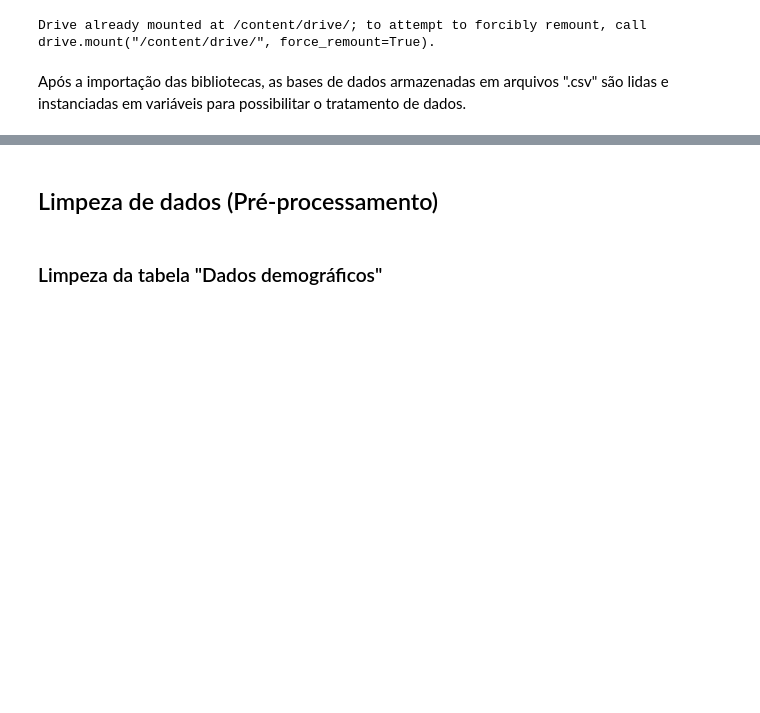
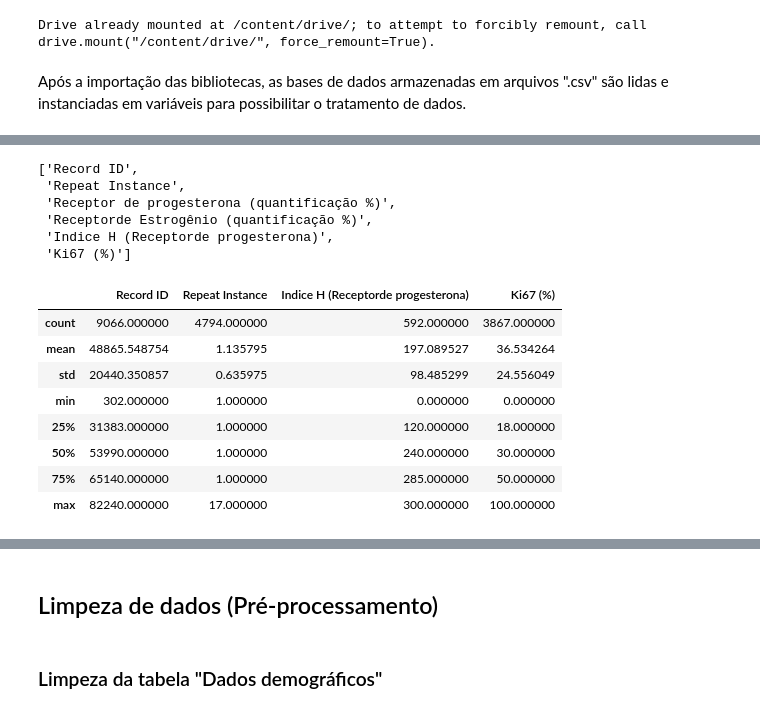
Before and after one commit to 2023M3T5-Inteli/grupo1, a Jupyter notebook: notebooks/T5_G1_VNightly_Predictive_Model_Development.ipynb, the cells around one changed output, grey strips where cells are left out. Drawn from its saved outputs; the diff is of its cells as text; code cells hidden in the pictures; blank space fills up the shorter version.

```diff
--- a/notebooks/T5_G1_VNightly_Predictive_Model_Development.ipynb
+++ b/notebooks/T5_G1_VNightly_Predictive_Model_Development.ipynb
@@ -34,0 +292,7 @@ df_registro_tumo = pd.read_csv('/content/drive/MyDrive/2023-1A-T05/GRUPOS/Grupo
+# %%
+histopatologia_categoricos = list(df_histopatologia.drop([
+  'Receptor de progesterona (quantificação %)',
+  'Receptorde Estrogênio (quantificação %)',
+], axis=1).select_dtypes(include='object').columns)
+histopatologia_categoricos.extend(['Grau histológico', 'Subtipo tumoral'])
+histopatologia_categoricos
@@ -34,0 +309,22 @@ df_registro_tumo = pd.read_csv('/content/drive/MyDrive/2023-1A-T05/GRUPOS/Grupo
+# %%
+histopatologia_numericos = list(df_histopatologia.drop(histopatologia_categoricos, axis=1))
+histopatologia_numericos
+# %% [output]
+['Record ID',
+ 'Repeat Instance',
+ 'Receptor de progesterona (quantificação %)',
+ 'Receptorde Estrogênio (quantificação %)',
+ 'Indice H (Receptorde progesterona)',
+ 'Ki67 (%)']
+# %%
+df_histopatologia[histopatologia_numericos].describe()
+# %% [output]
+|  | Record ID | Repeat Instance | Indice H (Receptorde progesterona) | Ki67 (%) |
+| count | 9066.000000 | 4794.000000 | 592.000000 | 3867.000000 |
+| mean | 48865.548754 | 1.135795 | 197.089527 | 36.534264 |
+| std | 20440.350857 | 0.635975 | 98.485299 | 24.556049 |
+| min | 302.000000 | 1.000000 | 0.000000 | 0.000000 |
+| 25% | 31383.000000 | 1.000000 | 120.000000 | 18.000000 |
+| 50% | 53990.000000 | 1.000000 | 240.000000 | 30.000000 |
+| 75% | 65140.000000 | 1.000000 | 285.000000 | 50.000000 |
+| max | 82240.000000 | 17.000000 | 300.000000 | 100.000000 |
```
Also changed, not shown: parts of 44 cells of this notebook.
